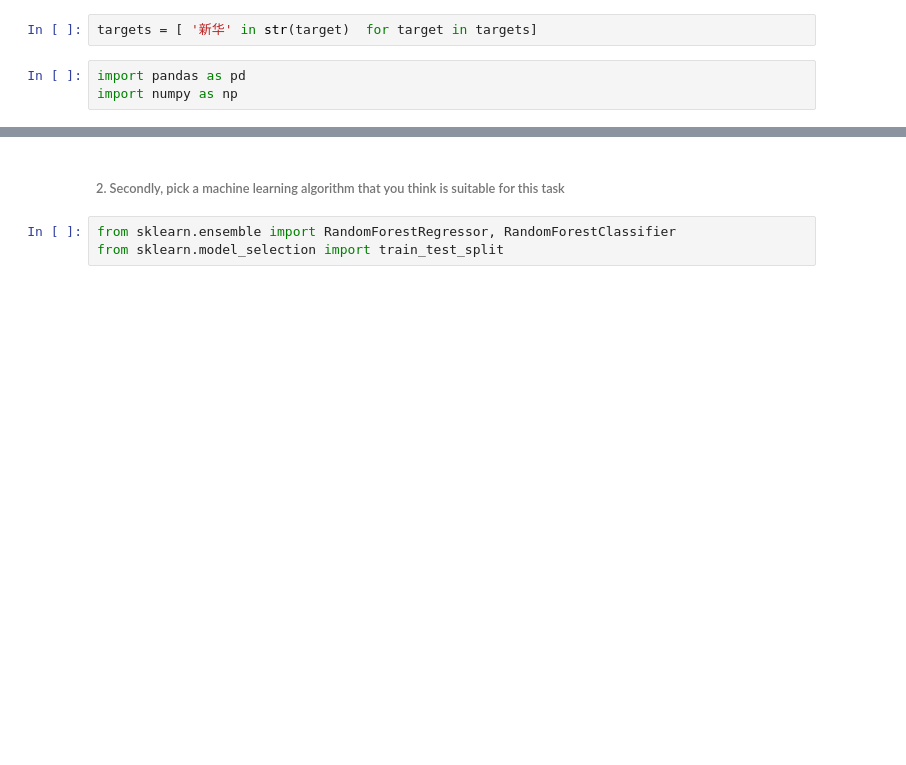
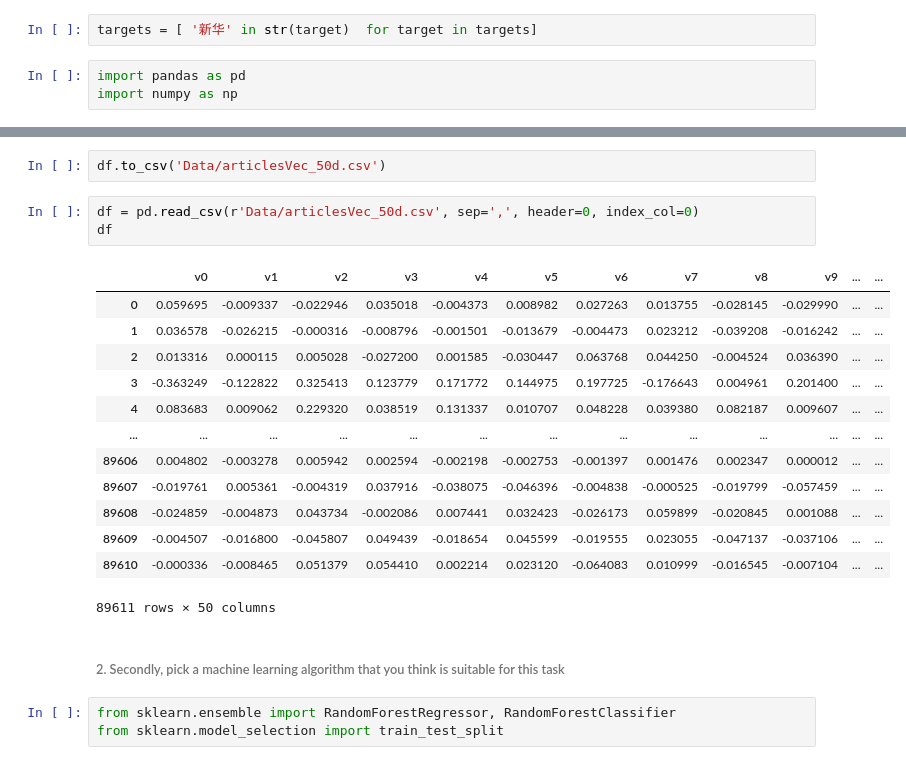
Before and after one commit to fuliufuliu/KKB_NLP_Study, a Jupyter notebook: Lesson10/Assignment_10.ipynb, the cells around one changed output, grey strips where cells are left out. Drawn from its saved outputs; the diff is of its cells as text; blank space fills up the shorter version.

```diff
--- a/Lesson10/Assignment_10.ipynb
+++ b/Lesson10/Assignment_10.ipynb
@@ -124,3 +141,22 @@ df
+# %%
+df.to_csv('Data/articlesVec_50d.csv')
+# %%
+df = pd.read_csv(r'Data/articlesVec_50d.csv', sep=',', header=0, index_col=0)
+df
+# %% [output]
+|  | v0 | v1 | v2 | v3 | v4 | v5 | v6 | v7 | v8 | v9 | ... | ... |
+| 0 | 0.059695 | -0.009337 | -0.022946 | 0.035018 | -0.004373 | 0.008982 | 0.027263 | 0.013755 | -0.028145 | -0.029990 | ... | ... |
+| 1 | 0.036578 | -0.026215 | -0.000316 | -0.008796 | -0.001501 | -0.013679 | -0.004473 | 0.023212 | -0.039208 | -0.016242 | ... | ... |
+| 2 | 0.013316 | 0.000115 | 0.005028 | -0.027200 | 0.001585 | -0.030447 | 0.063768 | 0.044250 | -0.004524 | 0.036390 | ... | ... |
+| 3 | -0.363249 | -0.122822 | 0.325413 | 0.123779 | 0.171772 | 0.144975 | 0.197725 | -0.176643 | 0.004961 | 0.201400 | ... | ... |
+| 4 | 0.083683 | 0.009062 | 0.229320 | 0.038519 | 0.131337 | 0.010707 | 0.048228 | 0.039380 | 0.082187 | 0.009607 | ... | ... |
+| ... | ... | ... | ... | ... | ... | ... | ... | ... | ... | ... | ... | ... |
+| 89606 | 0.004802 | -0.003278 | 0.005942 | 0.002594 | -0.002198 | -0.002753 | -0.001397 | 0.001476 | 0.002347 | 0.000012 | ... | ... |
+| 89607 | -0.019761 | 0.005361 | -0.004319 | 0.037916 | -0.038075 | -0.046396 | -0.004838 | -0.000525 | -0.019799 | -0.057459 | ... | ... |
+| 89608 | -0.024859 | -0.004873 | 0.043734 | -0.002086 | 0.007441 | 0.032423 | -0.026173 | 0.059899 | -0.020845 | 0.001088 | ... | ... |
+| 89609 | -0.004507 | -0.016800 | -0.045807 | 0.049439 | -0.018654 | 0.045599 | -0.019555 | 0.023055 | -0.047137 | -0.037106 | ... | ... |
+| 89610 | -0.000336 | -0.008465 | 0.051379 | 0.054410 | 0.002214 | 0.023120 | -0.064083 | 0.010999 | -0.016545 | -0.007104 | ... | ... |
+89611 rows × 50 columns
 # %% [markdown]
 ###### 2. Secondly,  pick a machine learning algorithm that you think is suitable for this task
 # %%
```
Also changed, not shown: parts of 46 cells of this notebook.
